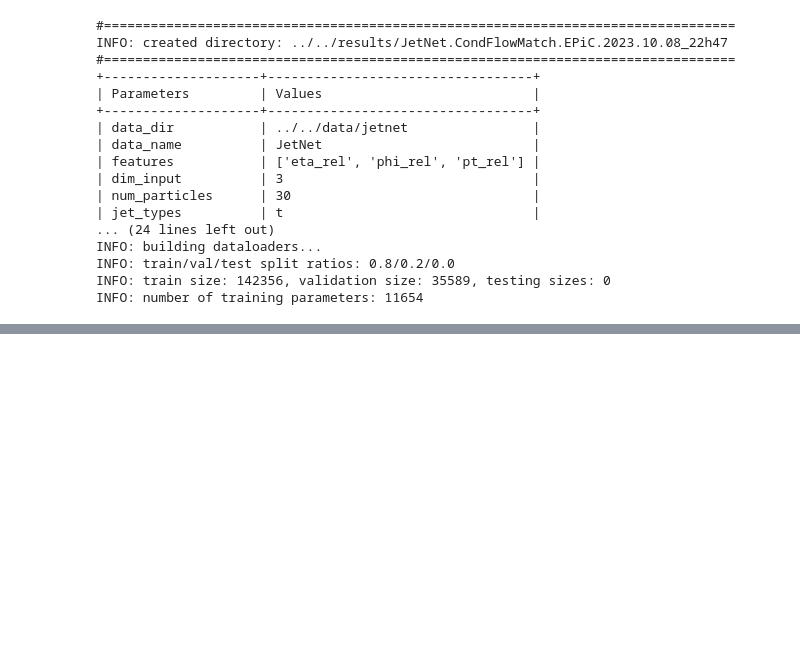
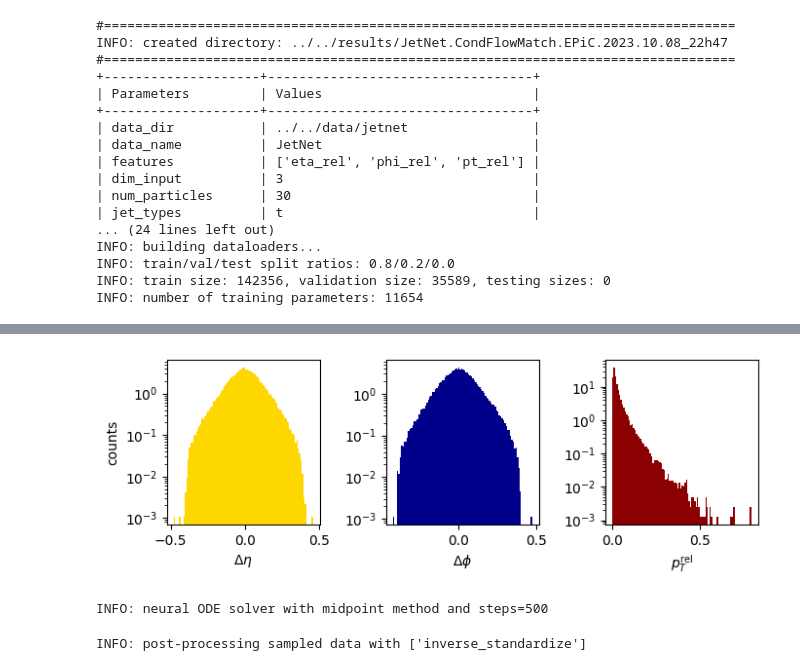
Before and after one commit to dfaroughy/DynGenModels, a Jupyter notebook: experiments/JetNet/jetnet.ipynb, the cells around one changed output, grey strips where cells are left out. Saved outputs shown, nothing was run; the diff lists cells and outputs as text; code cells hidden in the pictures; blank space fills up the shorter version.

```diff
--- a/experiments/JetNet/jetnet.ipynb
+++ b/experiments/JetNet/jetnet.ipynb
@@ -115,0 +153,20 @@ feature_plots(tops.particles, pipeline.target, save_dir=configs.workdir)
+# %%
+from DynGenModels.trainer.trainer import DynGenModelTrainer
+from DynGenModels.datamodules.jetnet.datasets import JetNetDataset
+from DynGenModels.datamodules.jetnet.dataloader import JetNetDataLoader
+from DynGenModels.models.deep_sets import EPiC
+from DynGenModels.dynamics.cnf.condflowmatch import SimplifiedCondFlowMatching
+
+from DynGenModels.configs.jetnet_configs import JetNet_EPiC_CondFlowMatch as Configs
+
+workdir = '../../results/JetNet.CondFlowMatch.EPiC.2023.10.08_23h07'
+configs = Configs().load(workdir + '/config.json')
+configs.workdir = workdir
+
+tops = JetNetDataset(configs)
+dataloader = JetNetDataLoader(tops, configs)
+net = EPiC(configs)
+dynamics = SimplifiedCondFlowMatching(net, configs)
+cfm = DynGenModelTrainer(dynamics=dynamics, dataloader=dataloader, configs=configs)
+
+cfm.load()
@@ -115,0 +194,39 @@ feature_plots(tops.particles, pipeline.target, save_dir=configs.workdir)
+# %%
+import numpy as np
+import matplotlib.pyplot as plt
+import torch
+
+def feature_plots(jetnet_data, generated=None, save_dir=None, features=[r'$\Delta\eta$', r'$\Delta\phi$', r'$p^{\rm rel}_T$'], num_particles=100000, color='blue'):
+    _, axs = plt.subplots(1, 3, figsize=(7, 2.5))
+    axs[0].hist(jetnet_data[..., 0].flatten()[:num_particles], bins=100,log=True, color='gold' if generated is None else 'silver', density=True)
+    if generated is not None:
+        axs[0].hist(generated[..., 0].flatten()[:num_particles], bins=100,log=True, color='gold', histtype='step', density=True, lw=0.75)
+    axs[1].hist(jetnet_data[..., 1].flatten()[:num_particles], bins=100, log=True, color='darkblue' if generated is None else 'silver', density=True)
+    if generated is not None:
+        axs[1].hist(generated[..., 1].flatten()[:num_particles], bins=100,log=True, color='darkblue', histtype='step', density=True, lw=0.75)
+    axs[2].hist(jetnet_data[..., 2].flatten()[:num_particles], bins=100, log=True, color='darkred' if generated is None else 'silver', density=True)
+    if generated is not None:
+        axs[2].hist(generated[..., 2].flatten()[:num_particles], bins=100,log=True, color='darkred', histtype='step', density=True, lw=0.75)
+    axs[0].set_xlabel(features[0])
+    axs[1].set_xlabel(features[1])
+    axs[2].set_xlabel(features[2])
+    axs[0].set_ylabel('counts')
+    plt.tight_layout()
+    if save_dir is not None:
+        plt.savefig(save_dir + '/particle_features.pdf')
+    plt.show()
+
+feature_plots(tops.particles)
+# %% [output]
+[figure, added]
+# %%
+from DynGenModels.pipelines.SamplingPipeline import FlowMatchPipeline
+from DynGenModels.datamodules.jetnet.dataprocess import PostProcessJetNetData
+
+pipeline = FlowMatchPipeline(trained_model=cfm,
+                             source_input=torch.randn(10000, 30, 3),
+                             configs=configs,
+                             postprocessor=PostProcessJetNetData)
+# %% [output]
+INFO: neural ODE solver with midpoint method and steps=500
+INFO: post-processing sampled data with ['inverse_standardize']
```
Also changed, not shown: parts of 7 cells of this notebook, 1 other file.
